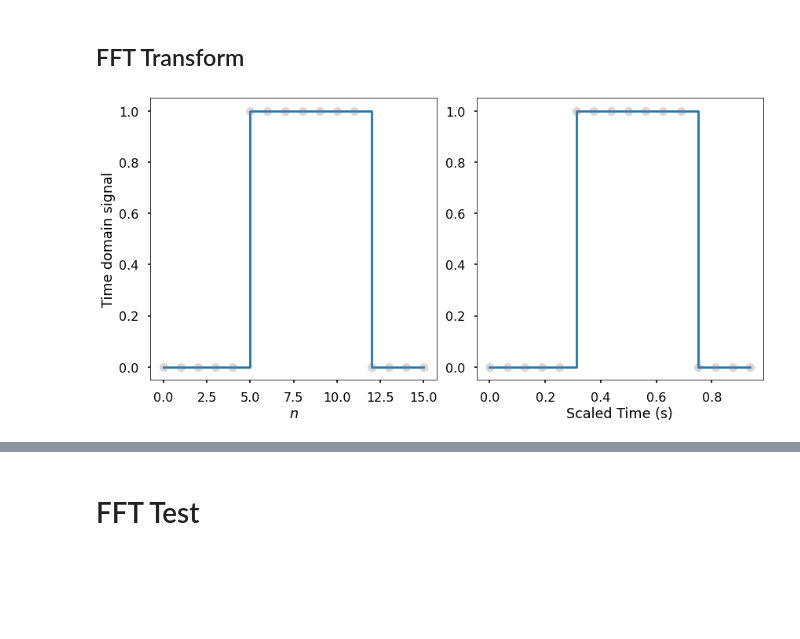
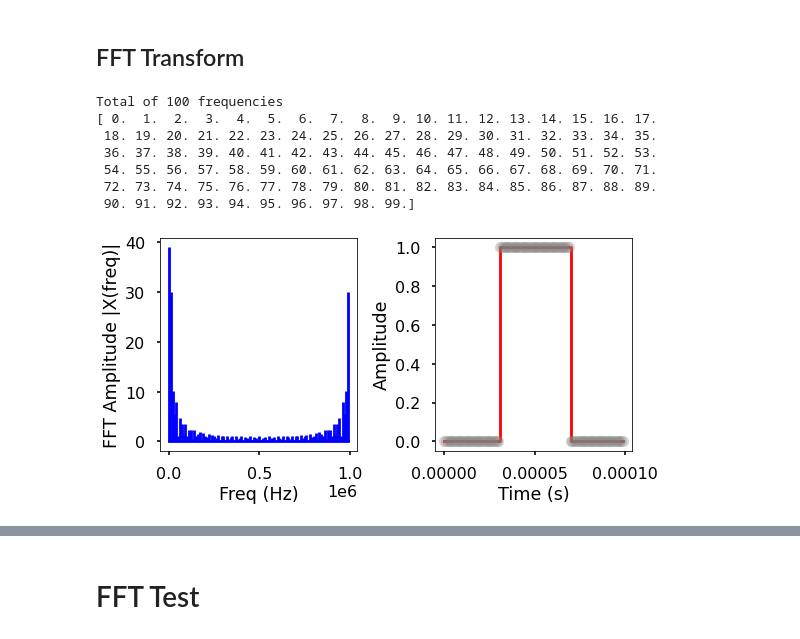
Before and after one commit to yuccadrew/sip, a Jupyter notebook: test_sip.ipynb, the cells around one changed output, grey strips where cells are left out. Cells and saved outputs as stored; diff of their text form; code cells hidden in the pictures; blank space fills up the shorter version.

```diff
--- a/test_sip.ipynb
+++ b/test_sip.ipynb
@@ -2367,31 +2423,53 @@ Done
 # %%
 # FFT and IFFT signal in time domain
 from numpy.fft import fft, ifft
 
-#time unit
-time_scale=1e-8
+# time unit
+time_scale = 1e-4
 
 # sampling rate
-sr = 16
+sr = 100
 
 # sampling interval
 ts = 1.0 / sr
 t = np.arange(0, 1, ts)
 x = np.zeros_like(t)
 x[(t > 0.3) & (t <= 0.7)] = 1
 
-(fig, ax) = plt.subplots(1, 2, figsize=(12, 6))
-axs = ax.flatten()
-axs[0].plot(np.arange(len(x)), x, drawstyle='steps-post')
-axs[0].plot(np.arange(len(x)), x, 'o', color='grey', alpha=300e-3)
-axs[0].set_xlabel('$n$')
-axs[0].set_ylabel('Time domain signal')
+# fourier transform
+X = fft(x)
+N = len(X)
+n = np.arange(N)
+T = N / sr
+freq = n / T
 
-axs[1].plot(t, x, drawstyle='steps-post')
-axs[1].plot(t, x, 'o', color='grey', alpha=300e-3)
-axs[1].set_xlabel('Scaled Time (s)')
+# scale time and frequency
+t = t * time_scale
+freq = freq / time_scale
+e0 = np.array(X)
+print('Total of %d frequencies'%len(freq))
+print(freq*time_scale)
 
+plt.figure(figsize=(8, 4))
+plt.subplot(121)
+
+plt.stem(freq, np.abs(X), 'b', markerfmt=' ', basefmt='-b')
+plt.xlabel('Freq (Hz)')
+plt.ylabel('FFT Amplitude |X(freq)|')
+
+plt.subplot(122)
+plt.plot(t, np.real(ifft(X)), 'r', drawstyle='steps-post')
+plt.plot(t, x, 'o', color='grey', alpha=300e-3)
+plt.xlabel('Time (s)')
+plt.ylabel('Amplitude')
 plt.tight_layout()
 plt.show()
 # %% [output]
+Total of 100 frequencies
+[ 0.  1.  2.  3.  4.  5.  6.  7.  8.  9. 10. 11. 12. 13. 14. 15. 16. 17.
+ 18. 19. 20. 21. 22. 23. 24. 25. 26. 27. 28. 29. 30. 31. 32. 33. 34. 35.
+ 36. 37. 38. 39. 40. 41. 42. 43. 44. 45. 46. 47. 48. 49. 50. 51. 52. 53.
+ 54. 55. 56. 57. 58. 59. 60. 61. 62. 63. 64. 65. 66. 67. 68. 69. 70. 71.
+ 72. 73. 74. 75. 76. 77. 78. 79. 80. 81. 82. 83. 84. 85. 86. 87. 88. 89.
+ 90. 91. 92. 93. 94. 95. 96. 97. 98. 99.]
-[figure, old version]
+[figure, new version]
```
Also changed, not shown: parts of 6 cells of this notebook.
